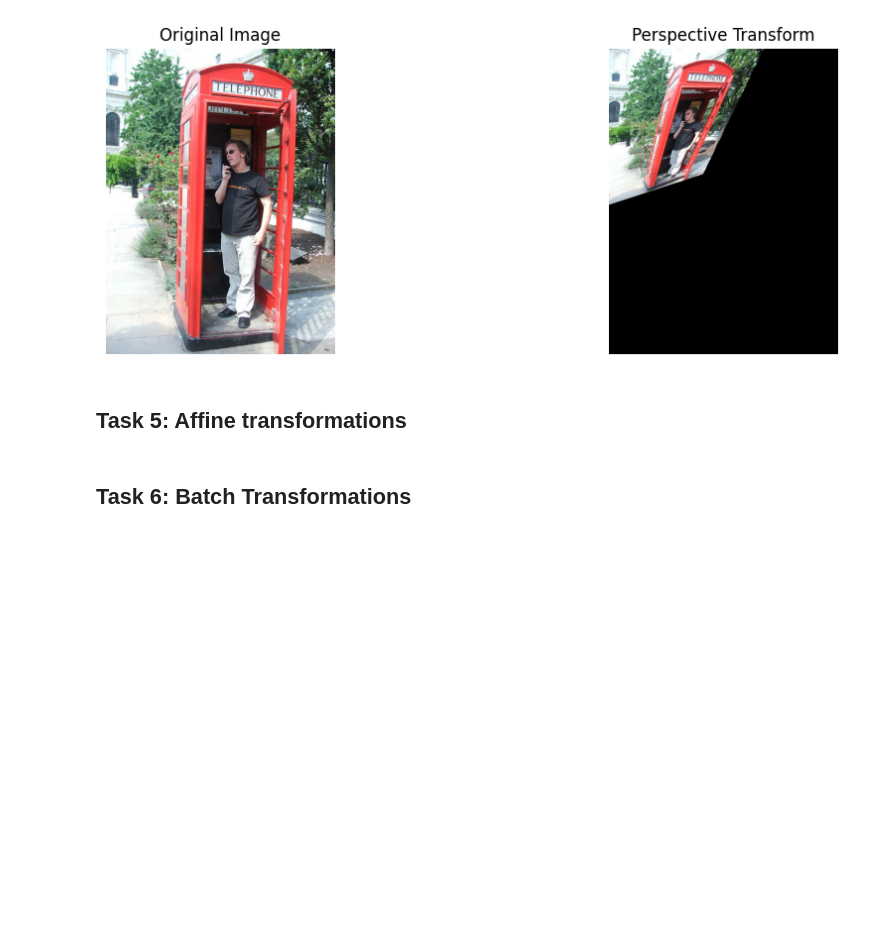
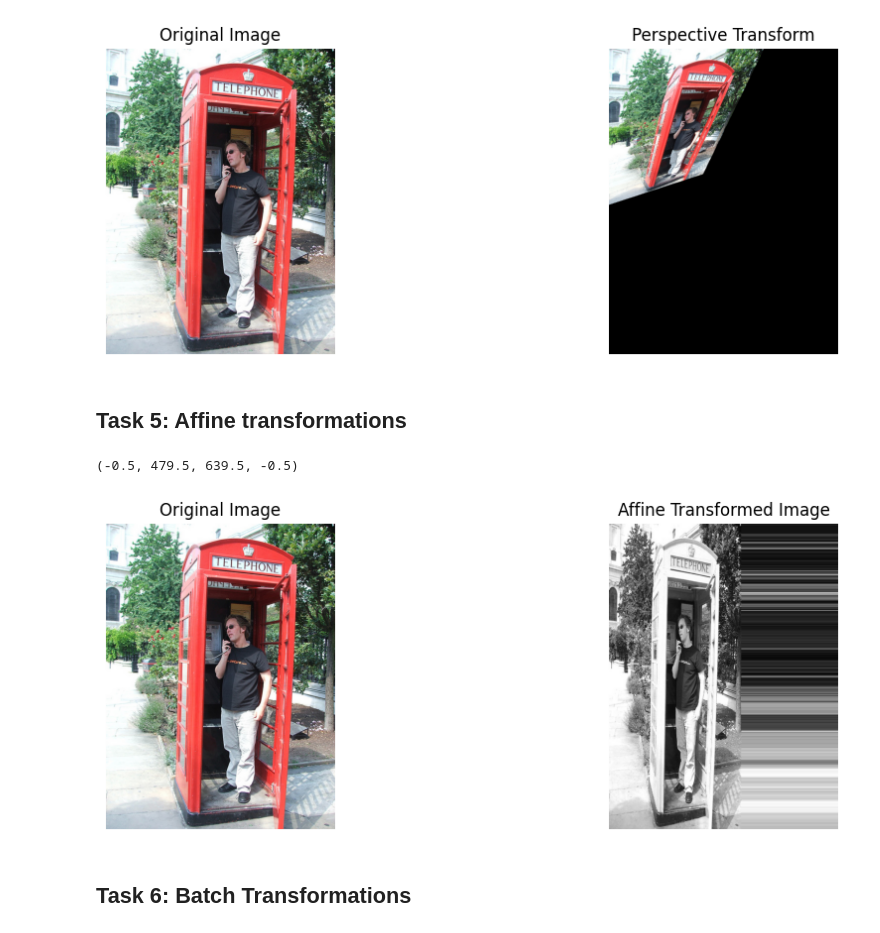
Before and after one commit to mobatusi/data-augmentation-ml, a Jupyter notebook: data_augmentation.ipynb, the cells around one changed output. Drawn from its saved outputs; the diff is of its cells as text; code cells hidden in the pictures; blank space fills up the shorter version.

Commit message:
apply affine transformations

```diff
--- a/data_augmentation.ipynb
+++ b/data_augmentation.ipynb
@@ -140,7 +140,29 @@ plt.show()
 # %% [markdown]
 ## Task 5: Affine transformations
 # %%
-# Apply affine transformations
+# Apply affine transformations using Keras preprocessing
+aft = apply_affine_transform(
+    img,
+    tx=10,
+    shear=30,
+    zx=1.5,
+    zy=2
+)
+
+# Display original and transformed images
+plt.figure(figsize=(12,4))
+plt.subplot(121)
+plt.imshow(img)
+plt.title('Original Image')
+plt.axis('off')
+
+plt.subplot(122)
+plt.imshow(aft)
+plt.title('Affine Transformed Image')
+plt.axis('off')
+# %% [output]
+(-0.5, 479.5, 639.5, -0.5)
+[figure, added]
 # %% [markdown]
 ## Task 6: Batch Transformations
 # %%
```
